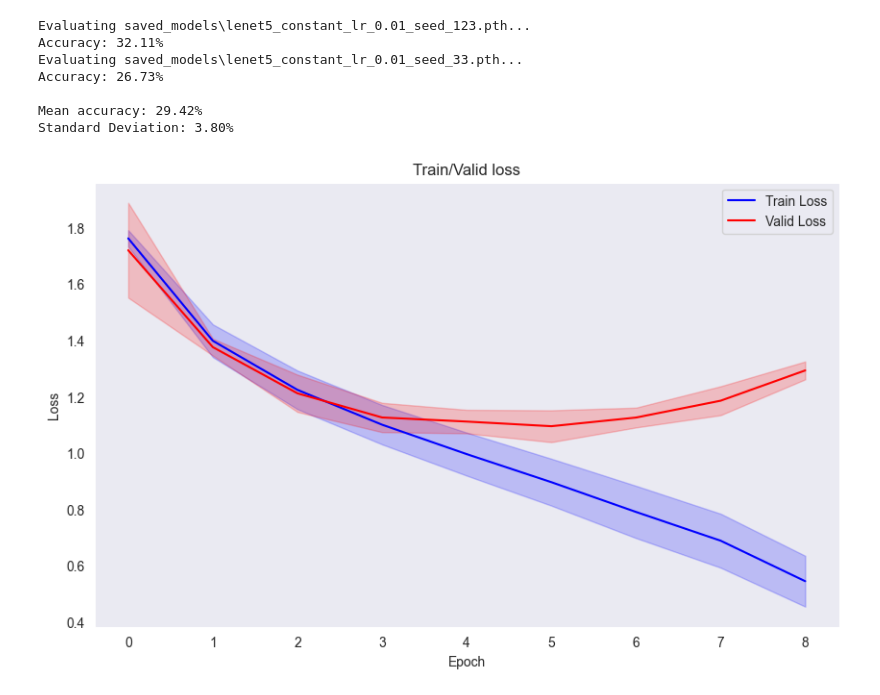
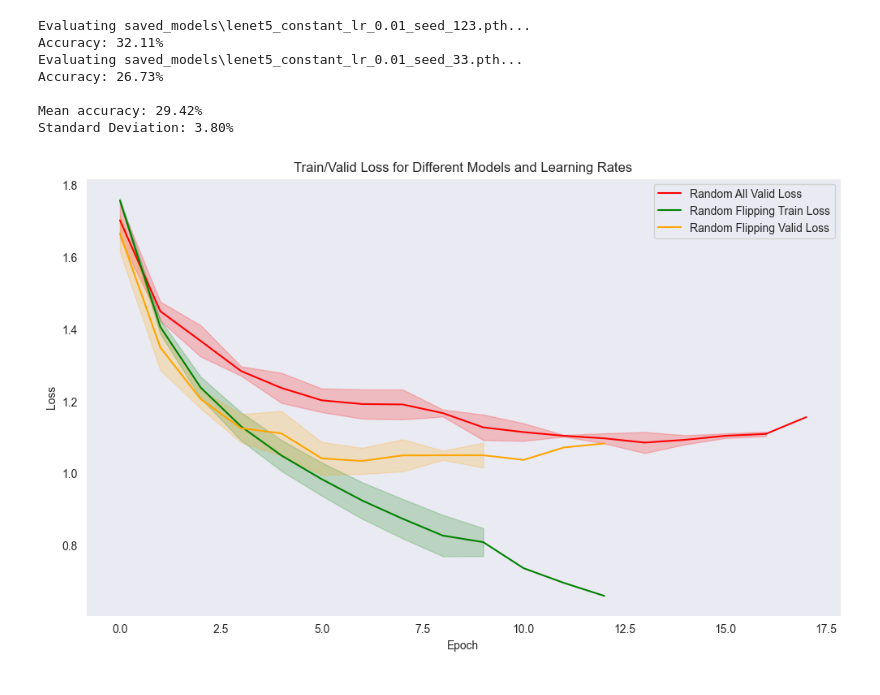
Before and after one commit to acharuza/deep_learning_project, a Jupyter notebook: model_experiments.ipynb, the cells around one changed output. Saved outputs shown, nothing was run; the diff lists cells and outputs as text; code cells hidden in the pictures.

Commit message:
train valid loss plot

```diff
--- a/model_experiments.ipynb
+++ b/model_experiments.ipynb
@@ -74,48 +74,3 @@ Accuracy: 26.73%
 
 Mean accuracy: 29.42%
 Standard Deviation: 3.80%
-# %%
-csv_files = glob.glob("saved_losses/alexnet_constant_lr_0.001_seed_*.csv")
-
-all_data = []
-
-for file in csv_files:
-    match = re.search(r"seed_(\d+)", file)
-    seed = int(match.group(1))
-    df = pd.read_csv(file, names=["train_loss", "valid_loss"], header=0)
-    df["epoch"] = df.index
-    df["seed"] = seed
-    all_data.append(df)
-
-
-df_all = pd.concat(all_data)
-
-df_grouped = df_all.groupby("epoch").agg(
-    train_loss_mean=("train_loss", "mean"),
-    train_loss_std=("train_loss", "std"),
-    valid_loss_mean=("valid_loss", "mean"),
-    valid_loss_std=("valid_loss", "std")
-).reset_index()
-
-plt.figure(figsize=(10, 6))
-
-plt.plot(df_grouped["epoch"], df_grouped["train_loss_mean"], label="Train Loss", color="blue")
-plt.fill_between(df_grouped["epoch"],
-                 df_grouped["train_loss_mean"] - df_grouped["train_loss_std"],
-                 df_grouped["train_loss_mean"] + df_grouped["train_loss_std"],
-                 color="blue", alpha=0.2)
-
-plt.plot(df_grouped["epoch"], df_grouped["valid_loss_mean"], label="Valid Loss", color="red")
-plt.fill_between(df_grouped["epoch"],
-                 df_grouped["valid_loss_mean"] - df_grouped["valid_loss_std"],
-                 df_grouped["valid_loss_mean"] + df_grouped["valid_loss_std"],
-                 color="red", alpha=0.2)
-
-plt.xlabel("Epoch")
-plt.ylabel("Loss")
-plt.title("Train/Valid loss")
-plt.legend()
-plt.grid()
-plt.show()
-# %% [output]
-[figure, removed]
@@ -121,0 +131,17 @@ plt.show()
+# %%
+df_alexnet_0001 = load_loss_data("saved_losses/alexnet_random_all_seed_*.csv")
+df_alexnet_001 = load_loss_data("saved_losses/alexnet_random_flipping_seed_*.csv")
+
+plt.figure(figsize=(12, 7))
+
+plot_loss(df_alexnet_0001, "Random All", train_color="blue", valid_color="red", plot_train=False)
+plot_loss(df_alexnet_001, "Random Flipping", train_color="green", valid_color="orange")
+
+plt.xlabel("Epoch")
+plt.ylabel("Loss")
+plt.title("Train/Valid Loss for Different Models and Learning Rates")
+plt.legend()
+plt.grid()
+plt.show()
+# %% [output]
+[figure, added]
```
Also changed, not shown: parts of 1 cell of this notebook.
